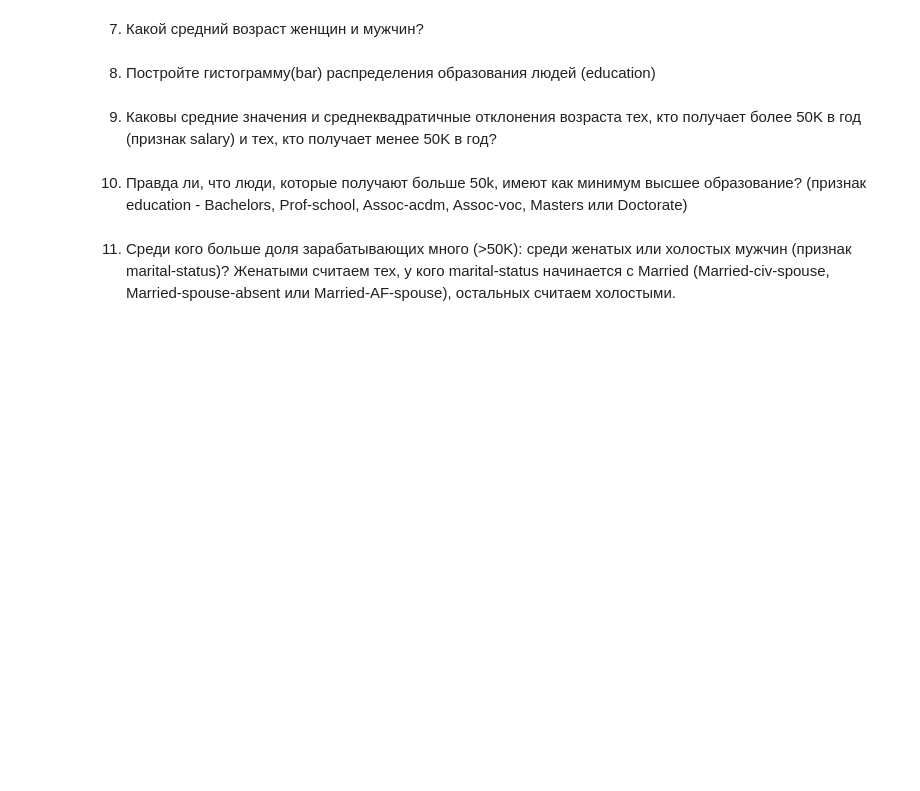
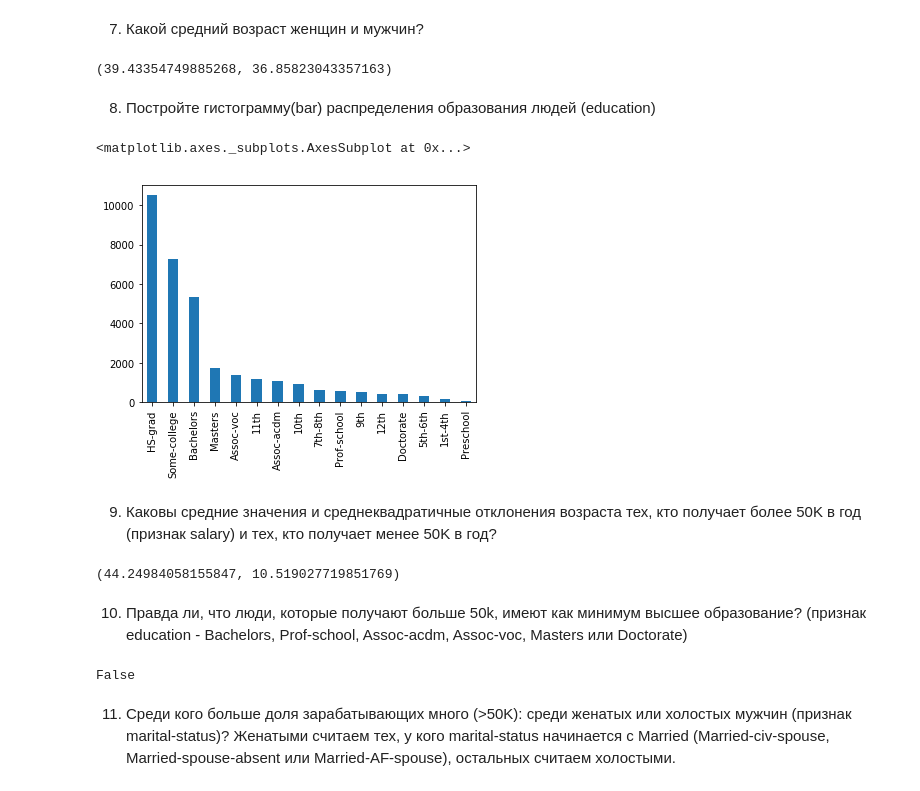
Before and after one commit to RobinGadik/it.sevenbits.ML, a Jupyter notebook: homework-02.ipynb, the cells around one changed output. Cells and saved outputs as stored; diff of their text form; code cells hidden in the pictures; blank space fills up the shorter version.

```diff
--- a/homework-02.ipynb
+++ b/homework-02.ipynb
@@ -246,11 +307,32 @@ df.head()
 # %% [markdown]
 7) Какой средний возраст женщин и мужчин?
+# %%
+df[df['sex'] == 'Male']['age'].mean(),df[df['sex'] == 'Female']['age'].mean()
+# %% [output]
+(39.43354749885268, 36.85823043357163)
 # %% [markdown]
 8) Постройте гистограмму(bar) распределения образования людей (education)
+# %%
+import seaborn as sns
+df['education'].value_counts().plot(kind = 'bar')
+# %% [output]
+<matplotlib.axes._subplots.AxesSubplot at 0x...>
+[figure, added]
 # %% [markdown]
 9) Каковы средние значения и среднеквадратичные отклонения возраста тех, кто получает более 50K в год (признак salary) и тех, кто получает менее 50K в год?
+# %%
+z = df [df['income'] == '>50K' ]
+
+z['age'].mean(), z['age'].std()
+# %% [output]
+(44.24984058155847, 10.519027719851769)
 # %% [markdown]
 10) Правда ли, что люди, которые получают больше 50k, имеют как минимум высшее образование? (признак education - Bachelors, Prof-school, Assoc-acdm, Assoc-voc, Masters или Doctorate)
+# %%
+high_education = ['Bachelors', 'Prof-school', 'Assoc-acdm, Assoc-voc', 'Masters' , 'Doctorate']
+z.equals(z[ z['education'].isin(high_education) ] )
+# %% [output]
+False
 # %% [markdown]
 11) Среди кого больше доля зарабатывающих много (>50K): среди женатых или холостых мужчин (признак marital-status)? Женатыми считаем тех, у кого marital-status начинается с Married (Married-civ-spouse, Married-spouse-absent или Married-AF-spouse), остальных считаем холостыми.
 # %% [markdown]
```
Also changed, not shown: parts of 9 cells of this notebook.
